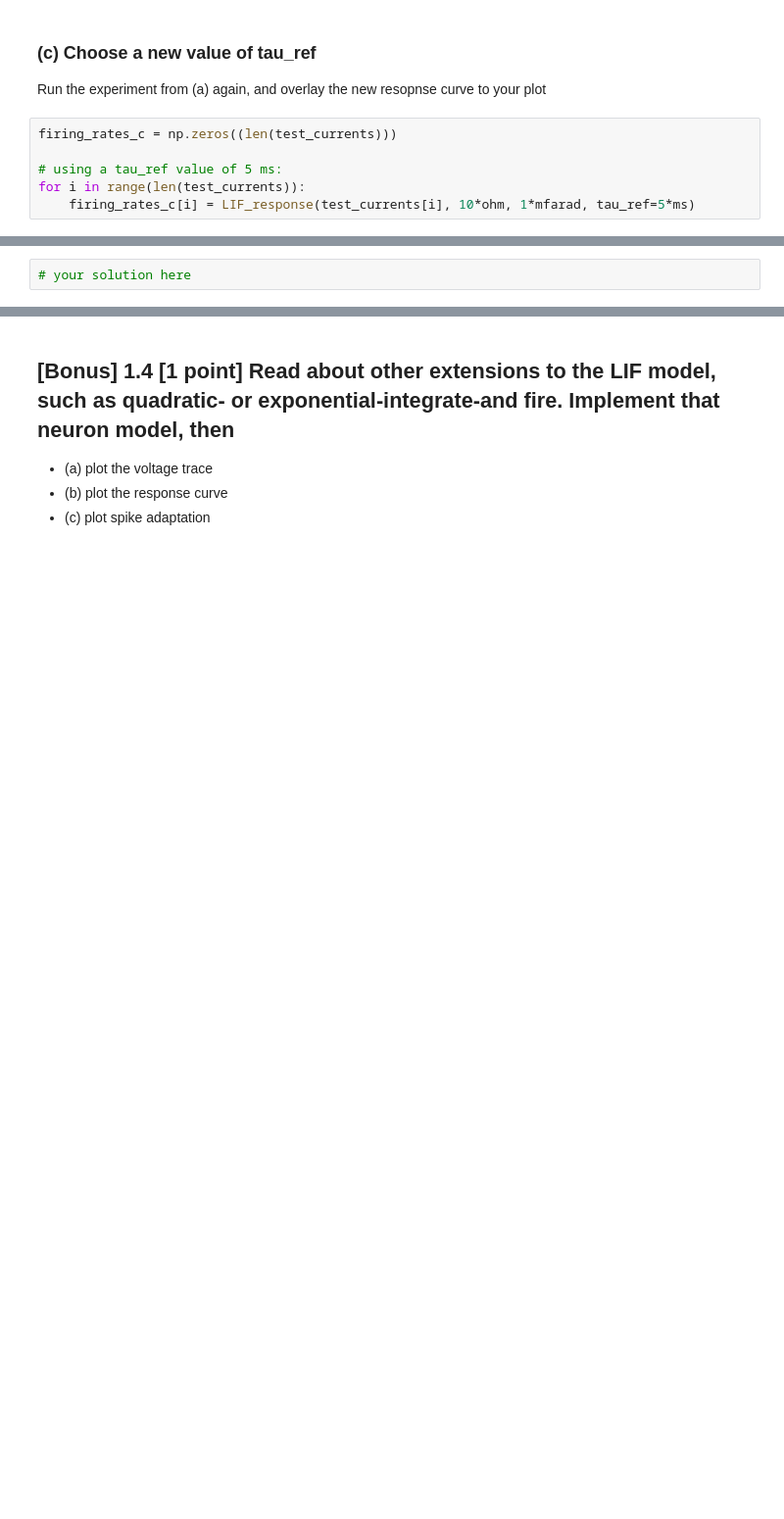
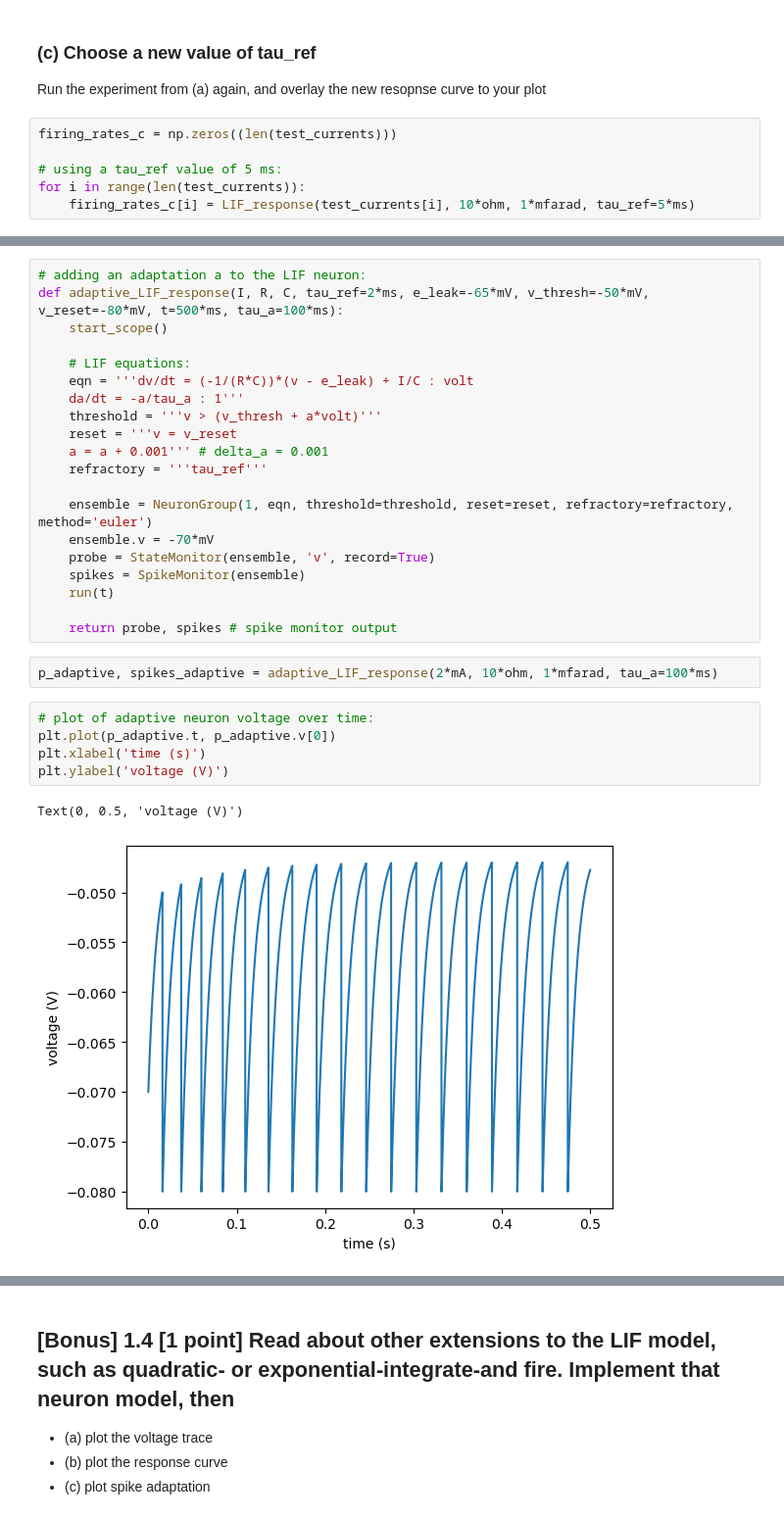
Before and after one commit to kateharvey/SYDE552, a Jupyter notebook: syde552-assignment1.ipynb, the cells around one changed output, grey strips where cells are left out. Shown at 98% size. Drawn from its saved outputs; the diff is of its cells as text; blank space fills up the shorter version.

```diff
--- a/syde552-assignment1.ipynb
+++ b/syde552-assignment1.ipynb
@@ -311,5 +306,33 @@ if $v > v_{thr}$:
 - $\tau_a = 100$ ms
 - $\Delta A = 1$ mV
 - runtime = 500 ms
-# %%
-# your solution here
+# %%
+# adding an adaptation a to the LIF neuron:
+def adaptive_LIF_response(I, R, C, tau_ref=2*ms, e_leak=-65*mV, v_thresh=-50*mV, v_reset=-80*mV, t=500*ms, tau_a=100*ms):
+    start_scope()
+
+    # LIF equations:
+    eqn = '''dv/dt = (-1/(R*C))*(v - e_leak) + I/C : volt
+    da/dt = -a/tau_a : 1'''
+    threshold = '''v > (v_thresh + a*volt)'''
+    reset = '''v = v_reset
+    a = a + 0.001''' # delta_a = 0.001
+    refractory = '''tau_ref'''
+
+    ensemble = NeuronGroup(1, eqn, threshold=threshold, reset=reset, refractory=refractory, method='euler')
+    ensemble.v = -70*mV
+    probe = StateMonitor(ensemble, 'v', record=True)
+    spikes = SpikeMonitor(ensemble)
+    run(t)
+
+    return probe, spikes # spike monitor output
+# %%
+p_adaptive, spikes_adaptive = adaptive_LIF_response(2*mA, 10*ohm, 1*mfarad, tau_a=100*ms)
+# %%
+# plot of adaptive neuron voltage over time:
+plt.plot(p_adaptive.t, p_adaptive.v[0])
+plt.xlabel('time (s)')
+plt.ylabel('voltage (V)')
+# %% [output]
+Text(0, 0.5, 'voltage (V)')
+[figure, added]
```
Also changed, not shown: parts of 12 cells of this notebook.
